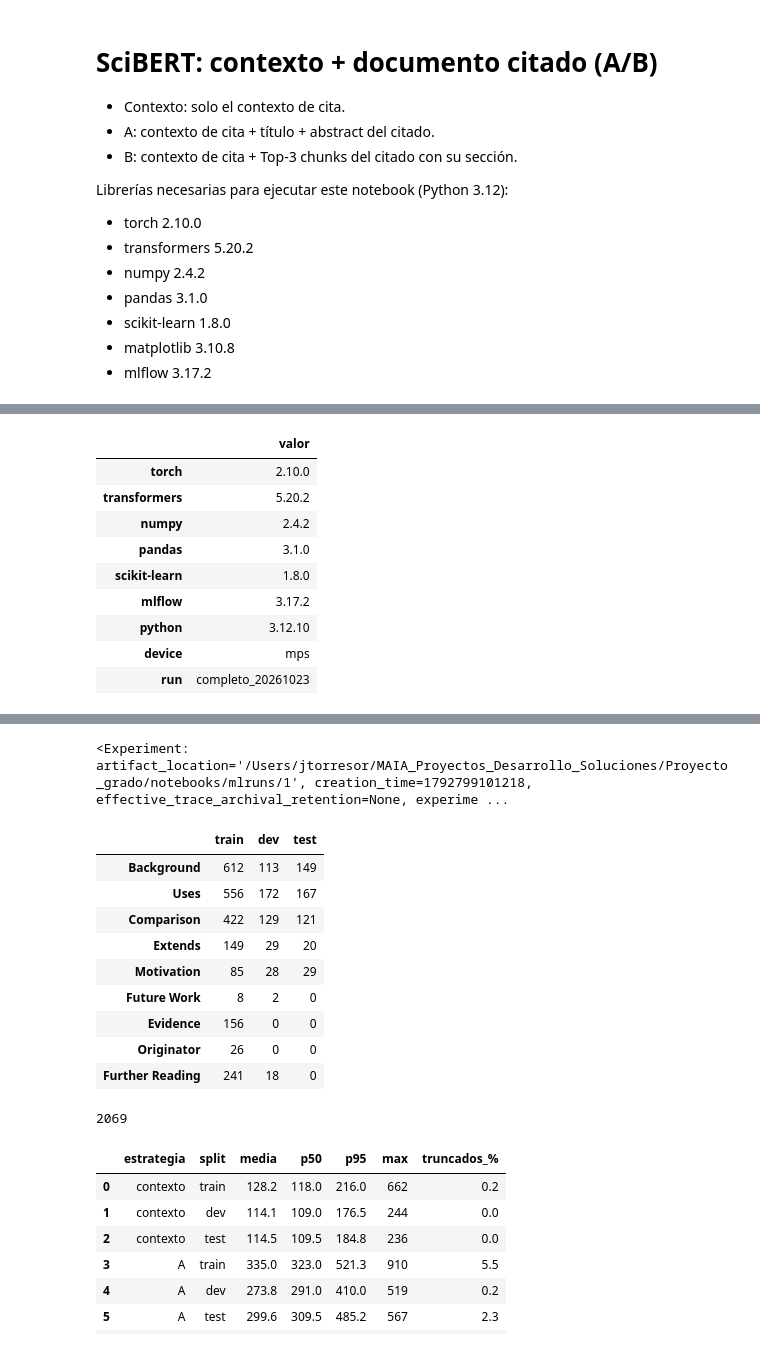
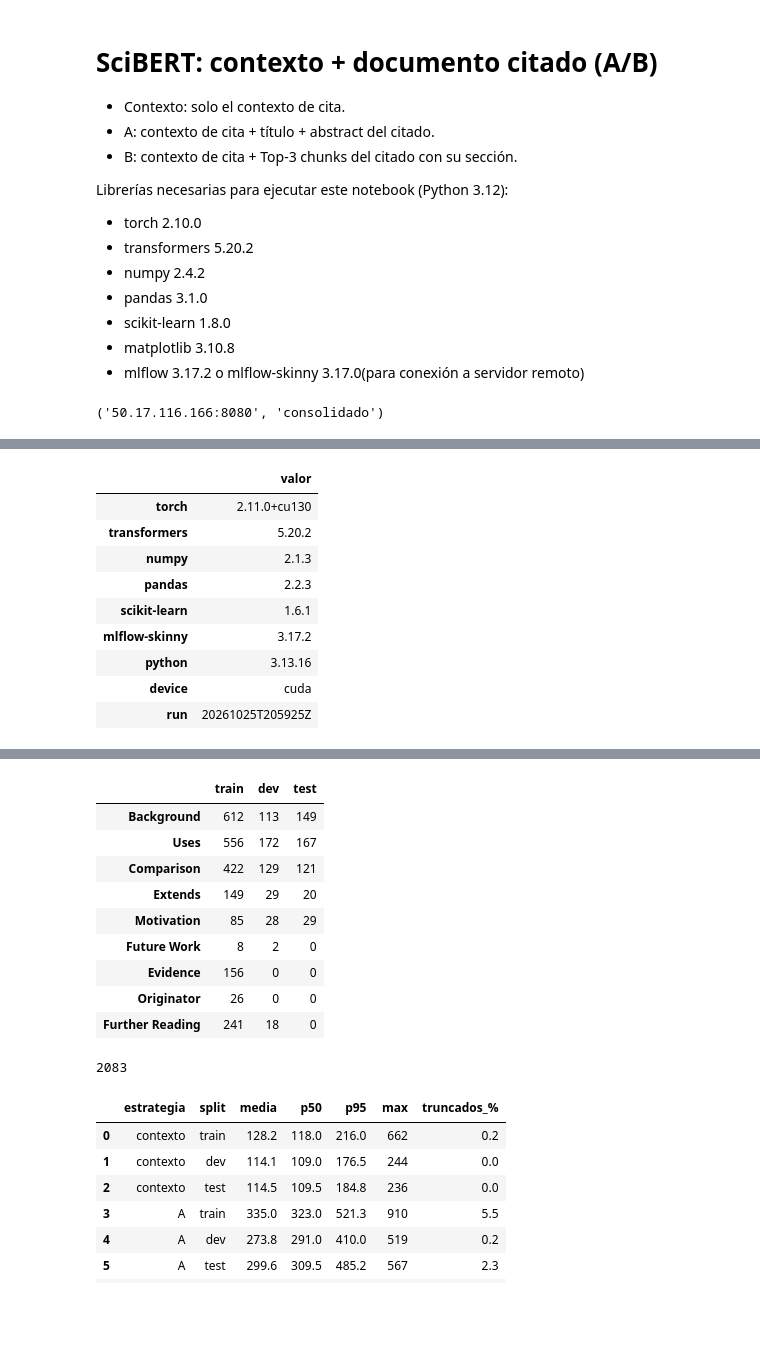
Before and after one commit to d-leandro/EvidenCite, a Jupyter notebook: notebooks/02_scibert_ab.ipynb, the cells around one changed output, grey strips where cells are left out. Saved outputs shown, nothing was run; the diff lists cells and outputs as text; code cells hidden in the pictures; blank space fills up the shorter version.

```diff
--- a/notebooks/02_scibert_ab.ipynb
+++ b/notebooks/02_scibert_ab.ipynb
@@ -13,7 +13,14 @@ Librerías necesarias para ejecutar este notebook (Python 3.12):
 - pandas 3.1.0
 - scikit-learn 1.8.0
 - matplotlib 3.10.8
-- mlflow 3.17.2
+- mlflow 3.17.2 o mlflow-skinny 3.17.0(para conexión a servidor remoto)
+# %%
+import os
+os.environ.setdefault('MLFLOW_IP','50.17.116.166:8080')
+os.environ.setdefault('MLFLOW_EXPERIMENTO','consolidado')
+os.environ.get('MLFLOW_IP'),os.environ.get('MLFLOW_EXPERIMENTO')
+# %% [output]
+('50.17.116.166:8080', 'consolidado')
 # %%
 from pathlib import Path
 import hashlib, json, os, re, time, platform
@@ -34,8 +41,8 @@ from IPython.display import display
 import mlflow
 
 hf_logging.set_verbosity_error()
-ROOT = next(p for p in [Path.cwd(), *Path.cwd().parents] if (p/'data/dataset/train.jsonl').exists())
-DATA = ROOT/'data/dataset'
+ROOT = next(p for p in [Path.cwd(), *Path.cwd().parents] if (p/'dataset/train.jsonl').exists())
+DATA = ROOT/'dataset'
 RUN_NAME = os.environ.get('RUN_NAME') or datetime.now(timezone.utc).strftime('%Y%m%dT%H%M%SZ')
 OUT = ROOT/'mlruns/scibert_ab'/RUN_NAME
 OUT.mkdir(parents=True, exist_ok=True)
@@ -51,8 +58,13 @@ if SMOKE:
     SEEDS, HP = SEEDS[:1], {**HP,'epochs':1}
 DEVICE = torch.device('cuda' if torch.cuda.is_available() else 'mps' if torch.backends.mps.is_available() else 'cpu')
 AMP = DEVICE.type == 'cuda'
-VERSIONS = {p:version(p) for p in ['torch','transformers','numpy','pandas','scikit-learn','mlflow']}
+VERSIONS = {p:version(p) for p in ['torch','transformers','numpy','pandas','scikit-learn','mlflow-skinny']}
 display(pd.Series({**VERSIONS,'python':platform.python_version(),'device':str(DEVICE),'run':RUN_NAME}, name='valor').to_frame())
-mlflow.set_tracking_uri('sqlite:///' + (ROOT/'mlruns/scibert_ab/mlflow.db').as_posix())
-mlflow.set_experiment('EvidenCite-SciBERT-AB')
+if os.environ.get('MLFLOW_IP'):  # servidor de MLflow: MLFLOW_IP=ip:puerto y, opcional, MLFLOW_EXPERIMENTO
+    mlflow.set_tracking_uri('http://' + os.environ['MLFLOW_IP'])
+    mlflow.set_experiment(os.environ.get('MLFLOW_EXPERIMENTO', 'EvidenCite-SciBERT-AB'))
+else:  # sin servidor, las llamadas a mlflow no hacen nada
+    from unittest.mock import MagicMock
+    mlflow = MagicMock()
+    mlflow.active_run().info.run_id = None
 # %% [output]
@@ -60,10 +71,10 @@ mlflow.set_experiment('EvidenCite-SciBERT-AB')
 |  | valor |
-| torch | 2.10.0 |
+| torch | 2.11.0+cu130 |
 | transformers | 5.20.2 |
-| numpy | 2.4.2 |
-| pandas | 3.1.0 |
-| scikit-learn | 1.8.0 |
-| mlflow | 3.17.2 |
-| python | 3.12.10 |
-| device | mps |
-| run | completo_20261023 |
+| numpy | 2.1.3 |
+| pandas | 2.2.3 |
+| scikit-learn | 1.6.1 |
+| mlflow-skinny | 3.17.2 |
+| python | 3.13.16 |
+| device | cuda |
+| run | 20261025T205925Z |
@@ -73,4 +81,3 @@ mlflow.set_experiment('EvidenCite-SciBERT-AB')
-<Experiment: artifact_location='/Users/jtorresor/MAIA_Proyectos_Desarrollo_Soluciones/Proyecto_grado/notebooks/mlruns/1', creation_time=1792799101218, effective_trace_archival_retention=None, experime ...
 # %%
 splits = {s:[json.loads(line) for line in (DATA/f'{s}.jsonl').read_text().splitlines() if line.strip()] for s in ['train','dev','test']}
 if SMOKE:
@@ -99,7 +106,7 @@ manifest = {'sha256':hashes,'versions':VERSIONS,'python':platform.python_version
 | Evidence | 156 | 0 | 0 |
 | Originator | 26 | 0 | 0 |
 | Further Reading | 241 | 18 | 0 |
-2069
+2083
 # %%
 def section(name):
     return '' if not name or name == 'Unknown Section' else f'[{name}] '
```
Also changed, not shown: parts of 5 cells of this notebook, 2 other files.
